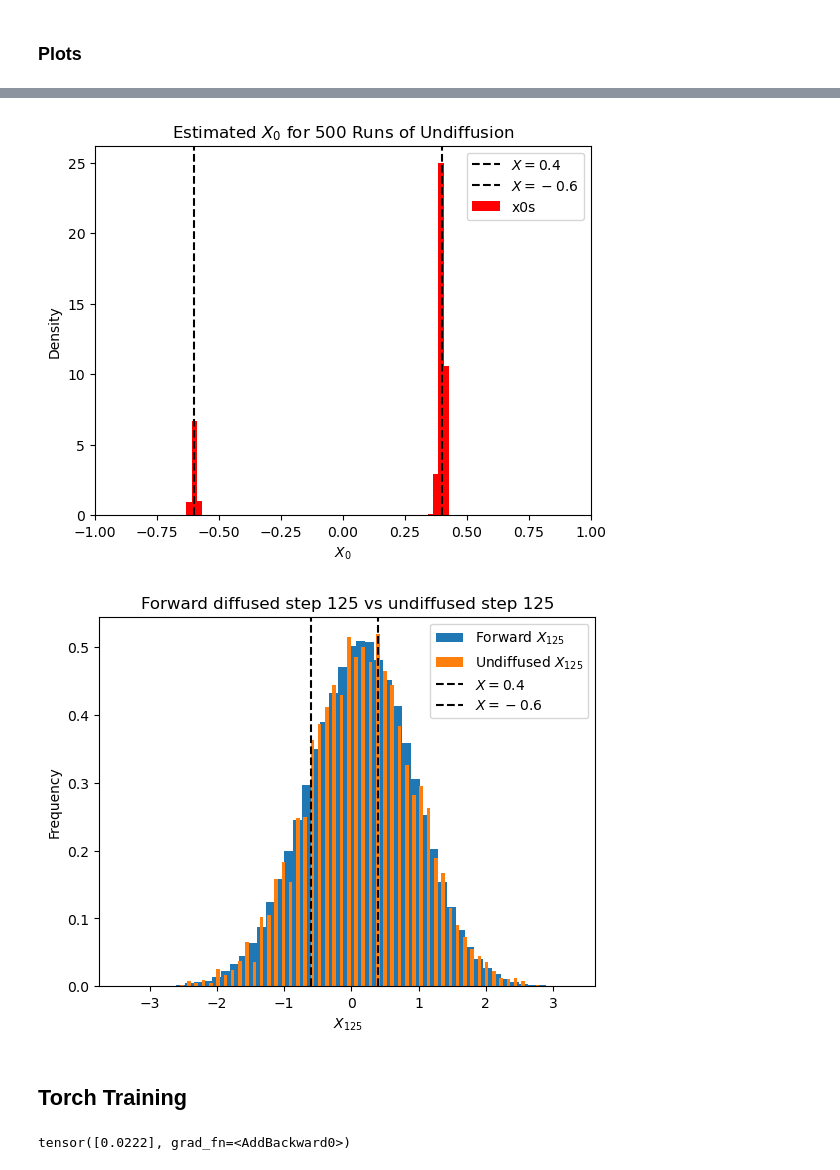
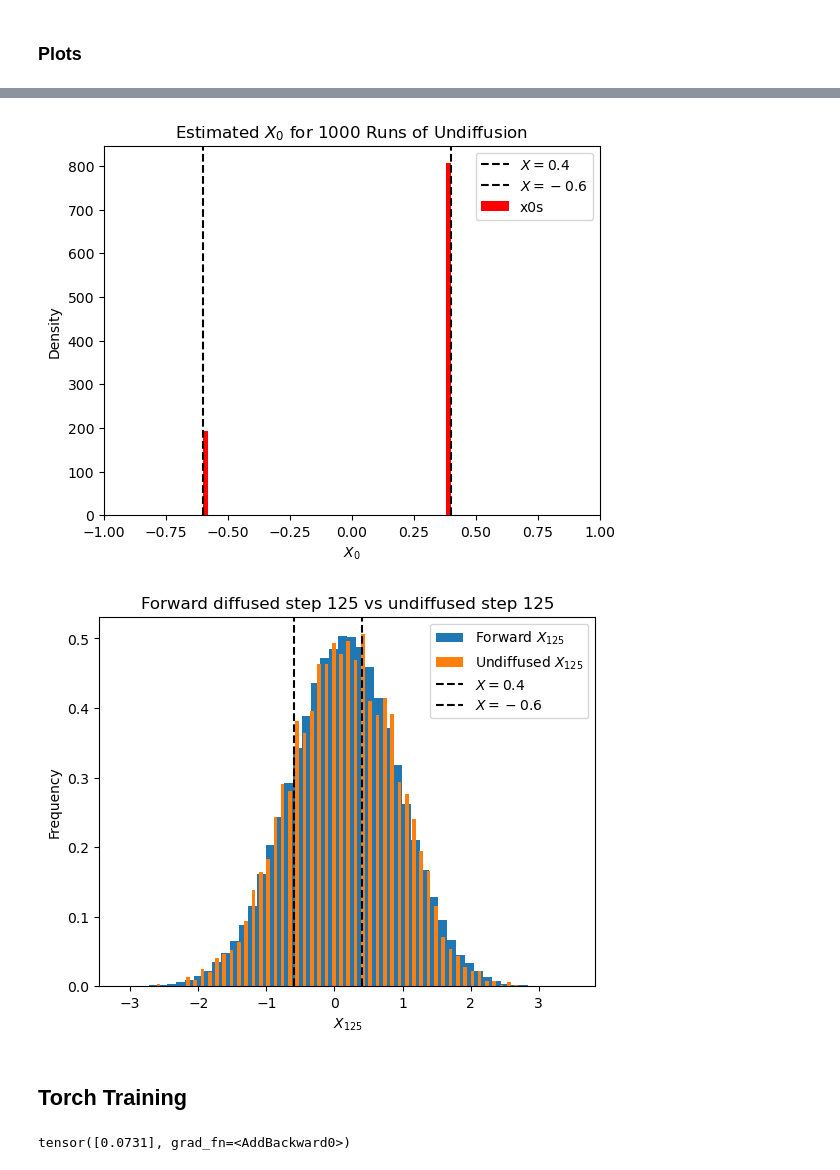
Before and after one commit to Max-Winga/Historic-ML-Techniques, a Jupyter notebook: Diffusion.ipynb, the cells around one changed output, grey strips where cells are left out. Drawn from its saved outputs; the diff is of its cells as text; code cells hidden in the pictures.

```diff
--- a/Diffusion.ipynb
+++ b/Diffusion.ipynb
@@ -313,41 +310,61 @@ plt.show()
 # %%
-n = 500
-x0s = sample_from_two(n)
-xts = [forward_diffusion_4(x0, beta, 200) for x0 in x0s]
-x0s = [undiffuse(xt, beta, 199, 0, guess_z_2)[0] for xt in xts]
+with open("undiffuse_xts3.pkl", "rb") as fp:   # Unpickling
+    xts3 = pickle.load(fp)
+with open("undiffuse_x0s3.pkl", "rb") as fp:   # Unpickling
+    x0s3 = pickle.load(fp)
+
+n = 1000
+# x0s = sample_from_two(n)
+# xts3 = [forward_diffusion_4(x0, beta, 200) for x0 in x0s]
+# x0s3 = [undiffuse(xt, beta, 199, 0, guess_z_2)[0] for xt in xts3]
+
+# with open("undiffuse_xts3.pkl", "wb") as fp:   #Pickling
+#     pickle.dump(xts3, fp)
+# with open("undiffuse_x0s3.pkl", "wb") as fp:   #Pickling
+#     pickle.dump(x0s3, fp)
 # %%
 plt.figure()
 plt.axvline(0.4, color='black', linestyle='--', label=r"$X=0.4$")
 plt.axvline(-0.6, color='black', linestyle='--', label=r"$X=-0.6$")
-plt.hist(x0s, density=True, bins=50, label='x0s', color='red')
+plt.hist(x0s3, density=False, bins=50, label='x0s', color='red')
 plt.xlim(-1, 1)
-plt.title(r"Estimated $X_0$ for $500$ Runs of Undiffusion")
+plt.title(r"Estimated $X_0$ for $1000$ Runs of Undiffusion")
 plt.xlabel(r"$X_0$")
 plt.ylabel("Density")
 plt.legend()
 plt.show()
 # %% [output]
-[figure, old version]
+[figure, new version]
 # %%
+with open("undiffuse_xts4.pkl", "rb") as fp:   # Unpickling
+    xts4 = pickle.load(fp)
+with open("undiffuse_x125s4.pkl", "rb") as fp:   # Unpickling
+    x125s4 = pickle.load(fp)
+
 n = 5000
-x0s = sample_from_two(n)
-x0s_extra = sample_from_two(n*25)
-xts = [forward_diffusion_4(x0, beta, 125) for x0 in x0s_extra]
-xts_und = [forward_diffusion_4(x0, beta, 200)  for x0 in x0s]
-x125s = [undiffuse(xt, beta, 199, 125, guess_z_2)[0] for xt in xts_und]
+# x0s = sample_from_two(n)
+# x0s_extra = sample_from_two(n*25)
+# xts4 = [forward_diffusion_4(x0, beta, 125) for x0 in x0s_extra]
+# xts_und = [forward_diffusion_4(x0, beta, 200)  for x0 in x0s]
+# x125s4 = [undiffuse(xt, beta, 199, 125, guess_z_2)[0] for xt in xts_und]
+
+# with open("undiffuse_xts4.pkl", "wb") as fp:   #Pickling
+#     pickle.dump(xts4, fp)
+# with open("undiffuse_x125s4.pkl", "wb") as fp:   #Pickling
+#     pickle.dump(x125s4, fp)
 # %%
 plt.figure()
-plt.hist(xts, density=True, bins=50, label=r'Forward $X_{125}$')
-plt.hist(x125s, density=True, bins=50, rwidth=.5, label=r'Undiffused $X_{125}$')
+plt.hist(xts4, density=True, bins=50, label=r'Forward $X_{125}$')
+plt.hist(x125s4, density=True, bins=50, rwidth=.5, label=r'Undiffused $X_{125}$')
 plt.axvline(0.4, color='black', linestyle='--', label=r"$X=0.4$")
 plt.axvline(-0.6, color='black', linestyle='--', label=r"$X=-0.6$")
 plt.legend()
 plt.title("Forward diffused step 125 vs undiffused step 125")
 plt.xlabel(r"$X_{125}$")
 plt.ylabel("Frequency")
 plt.show()
 # %% [output]
-[figure, old version]
+[figure, new version]
 # %% [markdown]
 ## Torch Training
 # %%
@@ -374,15 +391,31 @@ def rolling_avg(arr, window):
     return to_return
 # %%
 n_input, n_hidden, n_out = 2, 15, 1
-net = nn.Sequential(nn.Linear(n_input, n_hidden),
+
+# net = nn.Sequential(nn.Linear(n_input, n_hidden),
+#                       nn.ReLU(),
+#                       nn.Linear(n_hidden, n_hidden),
+#                       nn.ReLU(),
+#                       nn.Linear(n_hidden, n_out),
+#                       )
+# net(torch.tensor([3.0,4]))
+# net.load_state_dict(torch.load('net1.pt'))
+
+net = nn.Sequential(nn.Linear(n_input, n_hidden*3),
+                      nn.ReLU(),
+                      nn.Linear(n_hidden*3, n_hidden),
                       nn.ReLU(),
                       nn.Linear(n_hidden, n_hidden),
                       nn.ReLU(),
                       nn.Linear(n_hidden, n_out),
                       )
 net(torch.tensor([3.0,4]))
+net.load_state_dict(torch.load('net2.pt'))
+
+with open("net2_losses.pkl", "rb") as fp:   # Unpickling
+    losses = pickle.load(fp)
 # %% [output]
-tensor([0.0222], grad_fn=<AddBackward0>)
+tensor([0.0731], grad_fn=<AddBackward0>)
 # %%
 loss_fn = nn.MSELoss()
 opt = torch.optim.Adam(net.parameters(), lr=1e-3)
```
Also changed, not shown: parts of 17 cells of this notebook, 15 other files.
